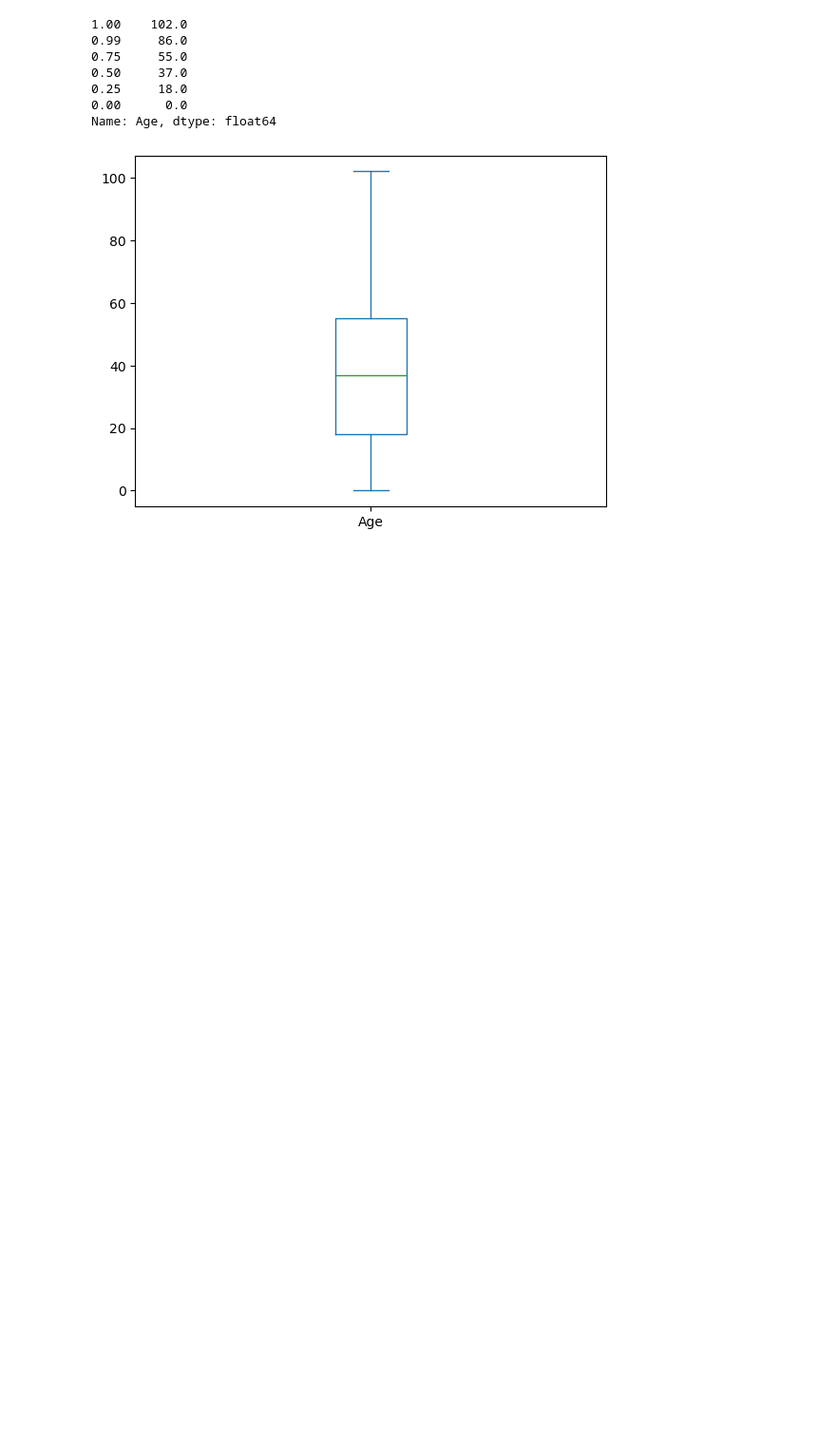
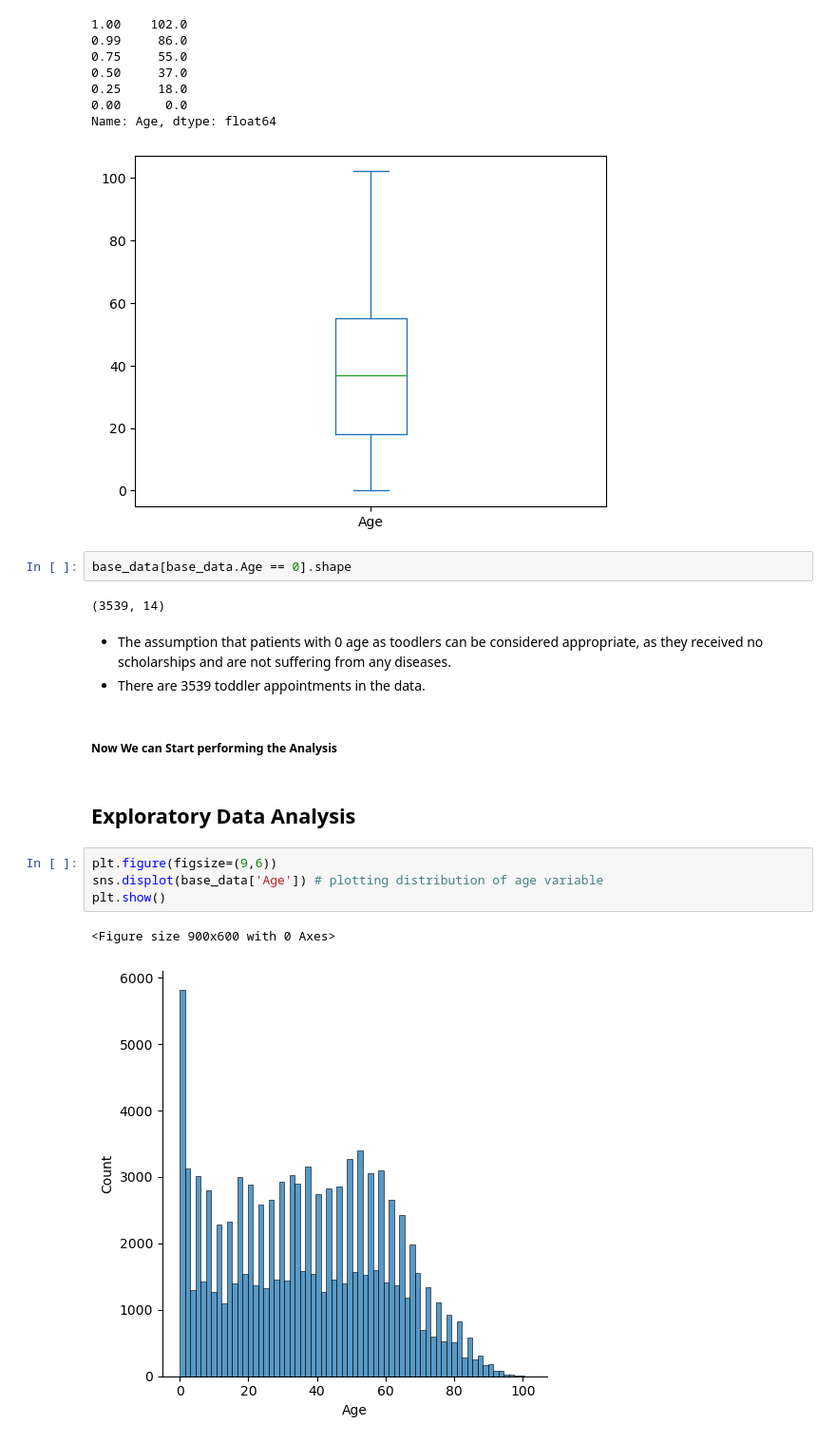
Before and after one commit to Milan1508/HealthCare_Data_Analysis, a Jupyter notebook: healthcare.ipynb, the cells around one changed output. Shown: that part at 95% size. Saved outputs shown, nothing was run; the diff lists cells and outputs as text; blank space fills up the shorter version.

```diff
--- a/healthcare.ipynb
+++ b/healthcare.ipynb
@@ -209,3 +209,21 @@ base_data.Age.quantile([1,0.99,0.75,0.50,0.25,0])
 0.00      0.0
 Name: Age, dtype: float64
 [figure]
+# %%
+base_data[base_data.Age == 0].shape
+# %% [output]
+(3539, 14)
+# %% [markdown]
+* The assumption that patients with 0 age as toodlers can be considered appropriate, as they received no scholarships and are not suffering from any diseases.
+* There are 3539 toddler appointments in the data.
+# %% [markdown]
+##### Now We can Start performing the Analysis
+# %% [markdown]
+## Exploratory Data Analysis
+# %%
+plt.figure(figsize=(9,6))
+sns.displot(base_data['Age']) # plotting distribution of age variable
+plt.show()
+# %% [output]
+<Figure size 900x600 with 0 Axes>
+[figure, added]
```
Also changed, not shown: parts of 4 cells of this notebook.
